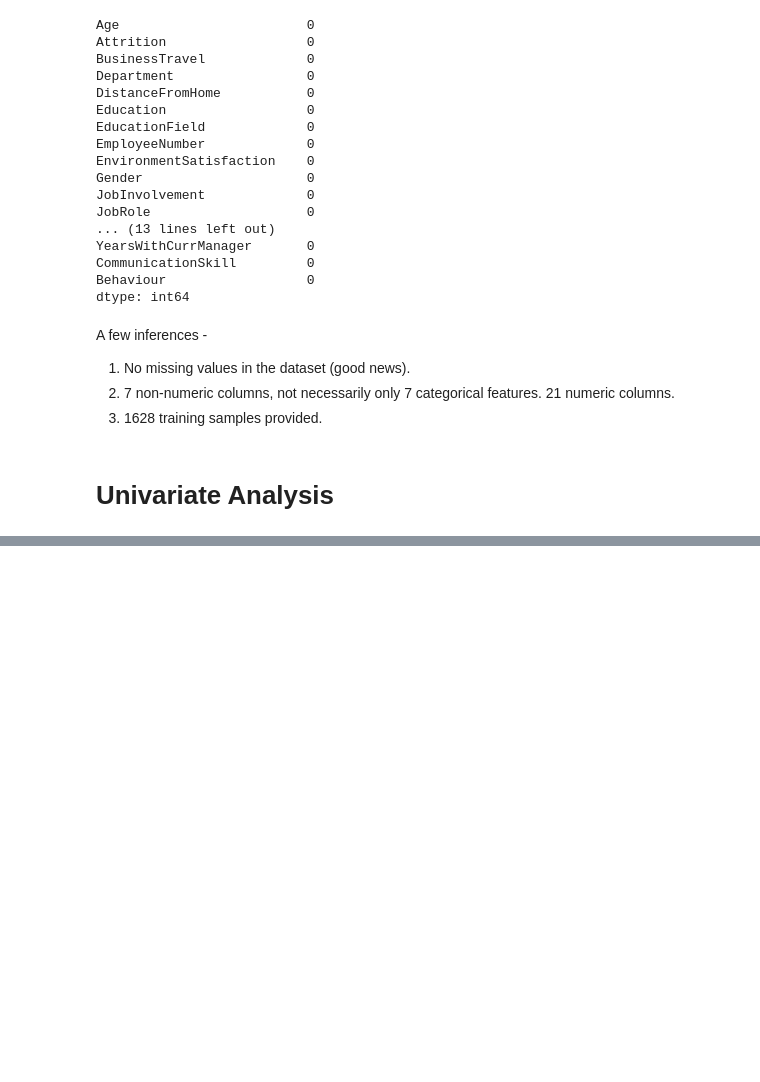
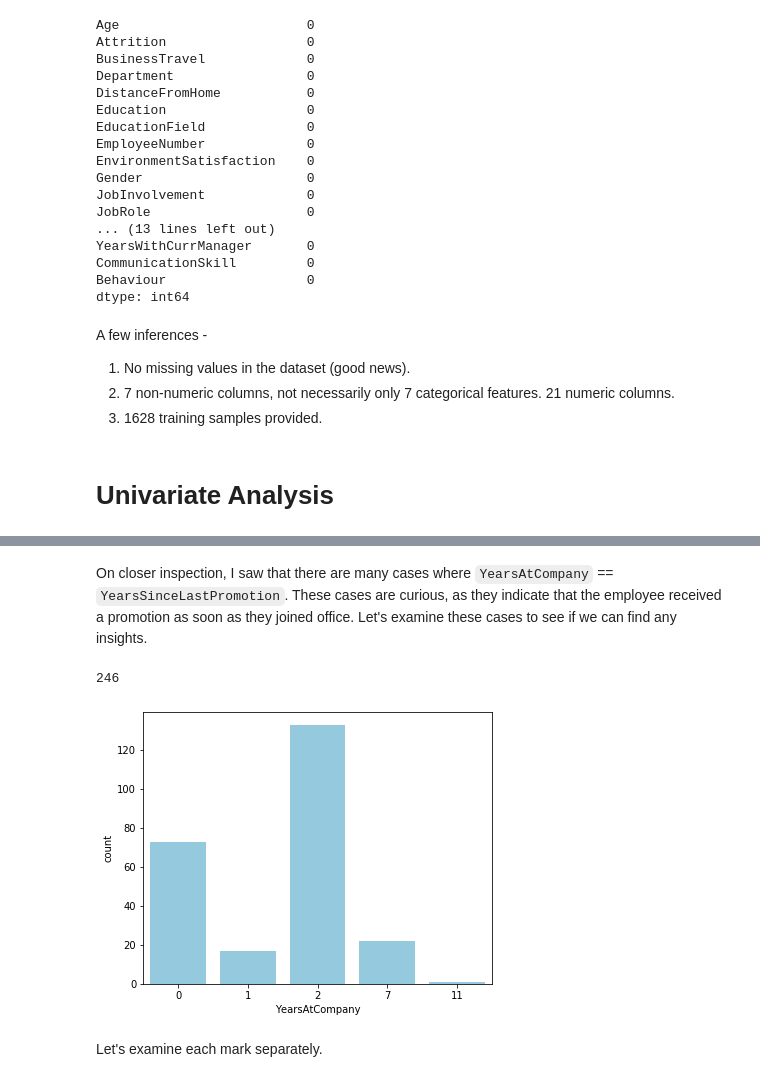
Before and after one commit to swaroop-nath/IBM-Employee-Attrition-Data-Analysis, a Jupyter notebook: eda_and_forecasting.ipynb, the cells around one changed output, grey strips where cells are left out. Cells and saved outputs as stored; diff of their text form; code cells hidden in the pictures; blank space fills up the shorter version.

```diff
--- a/eda_and_forecasting.ipynb
+++ b/eda_and_forecasting.ipynb
@@ -473,0 +186,33 @@ On plotting it in a segregated fashion, it can be seen that a higher fraction of
+# %%
+def plot_bars(data, feature, with_hue = False, height = 10, bins = None, print_frac = False):
+    figure = plt.figure(figsize = (1.25 * height, height))
+    if bins is not None:
+        data = data.copy()
+        mapper = {val: val for val in data[feature].unique()}
+        for group in bins:
+            mapper.update({val: group[0] for val in group[1:]})
+        data[feature] = data[feature].map(mapper)
+    if with_hue:
+        sns.countplot(x = feature, data = data, hue = 'Attrition', dodge = True)
+        if print_frac:
+            val_attrition = dict(data.loc[data['Attrition'] == 1, feature].value_counts())
+            val_tot = dict(data[feature].value_counts())
+            val_attrition_frac = {key: round(value / val_tot[key], 3) for key, value in val_attrition.items()}
+            print({key: val_attrition_frac[key] for key in sorted(val_attrition_frac)})
+    else:
+        sns.countplot(x = feature, data = data, color = 'SkyBlue')
+    if with_hue: plt.legend()
+    plt.show()
+# %% [markdown]
+On closer inspection, I saw that there are many cases where `YearsAtCompany` == `YearsSinceLastPromotion`. These cases are curious, as they indicate that the employee received a promotion as soon as they joined office. Let's examine these cases to see if we can find any insights.
+# %%
+numeric_data_equal_yslp = numeric_data[numeric_data['YearsSinceLastPromotion'] == numeric_data['YearsAtCompany']]
+print(numeric_data_equal_yslp.shape[0])
+# %% [output]
+246
+# %%
+plot_bars(numeric_data_equal_yslp, feature = 'YearsAtCompany', height = 5)
+# %% [output]
+[figure, added]
+# %% [markdown]
+Let's examine each mark separately.
```
Also changed, not shown: parts of 88 cells of this notebook.
